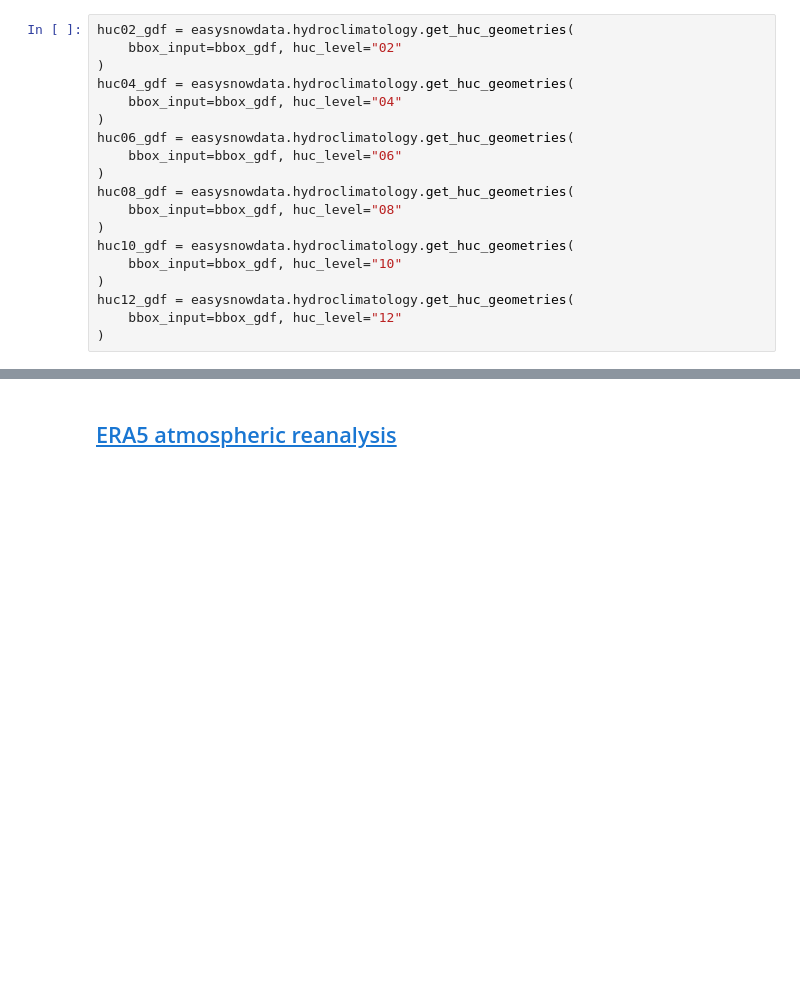
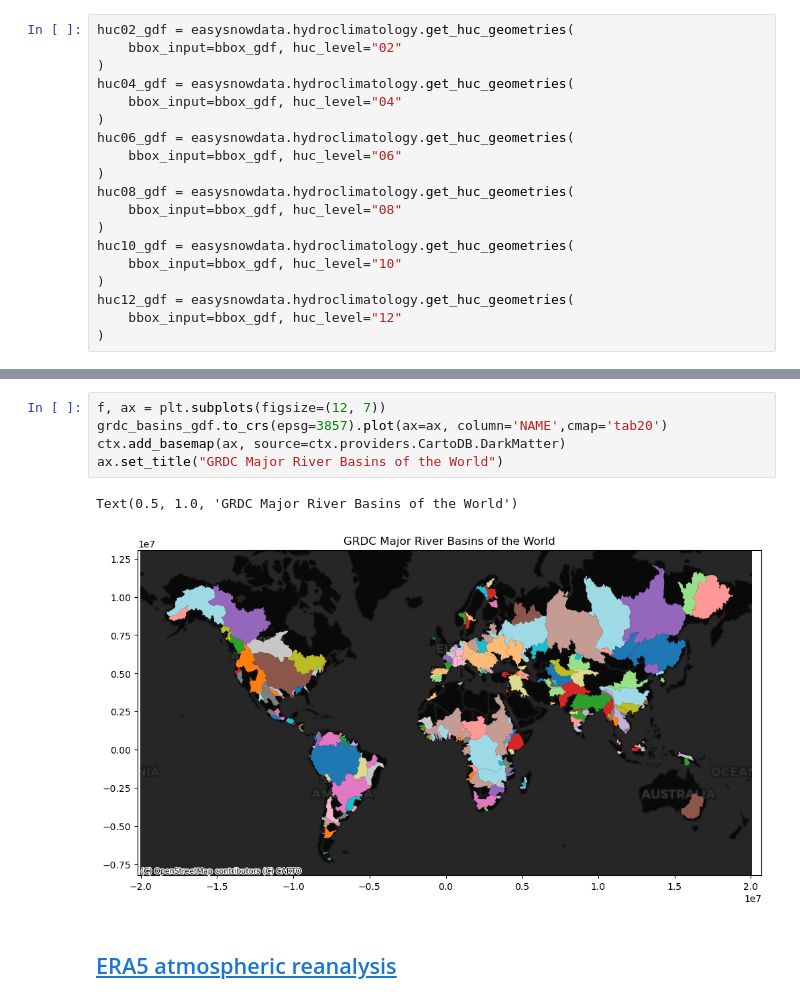
Before and after one commit to egagli/easysnowdata, a Jupyter notebook: docs/examples/hydroclimatology_examples.ipynb, the cells around one changed output, grey strips where cells are left out. Drawn from its saved outputs; the diff is of its cells as text; blank space fills up the shorter version.

```diff
--- a/docs/examples/hydroclimatology_examples.ipynb
+++ b/docs/examples/hydroclimatology_examples.ipynb
@@ -113,3 +142,11 @@ f.suptitle("HUC geometries")
+# %%
+f, ax = plt.subplots(figsize=(12, 7))
+grdc_basins_gdf.to_crs(epsg=3857).plot(ax=ax, column='NAME',cmap='tab20')
+ctx.add_basemap(ax, source=ctx.providers.CartoDB.DarkMatter)
+ax.set_title("GRDC Major River Basins of the World")
+# %% [output]
+Text(0.5, 1.0, 'GRDC Major River Basins of the World')
+[figure, added]
 # %% [markdown]
 ## [ERA5 atmospheric reanalysis](https://cloud.google.com/storage/docs/public-datasets/era5)
 # %%
```
Also changed, not shown: parts of 9 cells of this notebook, 1 other file.
